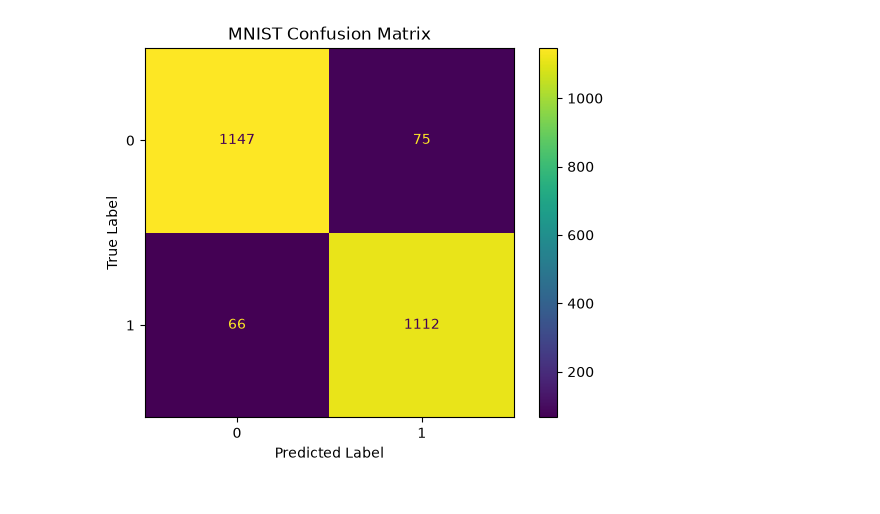
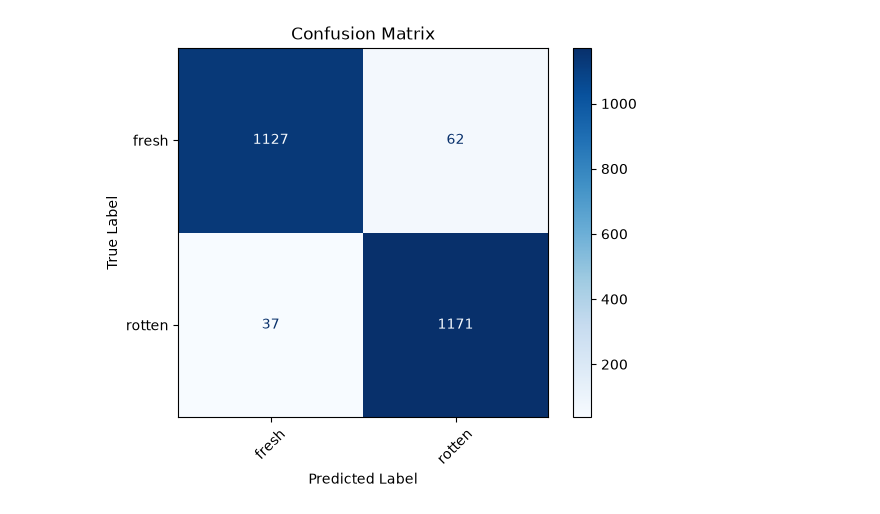
Before and after one commit to shashipreetham123/Freshness-Detection-Notebook, a Jupyter notebook: Loading-Model.ipynb, the cells around one changed output. Cells and saved outputs as stored; diff of their text form; code cells hidden in the pictures.

```diff
--- a/Loading-Model.ipynb
+++ b/Loading-Model.ipynb
@@ -94,0 +30,5 @@ plt.show()
+# %%
+IMG_SIZE = (224, 224)
+BATCH_SIZE = 32
+DATASET_PATH = '/mnt/d/datasets/fruits-vegetables-freshness-detection/dataset'
+SEED = 42
@@ -94,0 +53,7 @@ plt.show()
+# %%
+AUTOTUNE = tf.data.AUTOTUNE
+test_ds = test_ds.prefetch(AUTOTUNE)
+# %%
+model = tf.keras.models.load_model("/mnt/d/jupyter/Freshness-Detection/freshness-detection-cnn-model.keras")
+
+model.summary()
@@ -112,12 +122,33 @@ y_pred = np.argmax(y_pred_probability, axis=1)
+# %%
+y_true = []
+y_pred = []
+
+for images, labels in test_ds:
+
+    predictions = model.predict(images, verbose=0)
+
+    predicted_labels = np.argmax(predictions, axis=1)
+
+    y_true.extend(labels.numpy())
+
+    y_pred.extend(predicted_labels)
+
+y_true = np.array(y_true)
+y_pred = np.array(y_pred)
 # %%
-from sklearn.metrics import ConfusionMatrixDisplay
+cm = confusion_matrix(y_true, y_pred)
 
-cm = confusion_matrix(y_test, y_pred)
+disp = ConfusionMatrixDisplay(
+    confusion_matrix=cm,
+    display_labels=class_names
+)
 
-ConfusionMatrixDisplay(cm).plot()
+disp.plot(cmap="Blues", xticks_rotation=45)
+
 plt.xlabel("Predicted Label")
 plt.ylabel("True Label")
-plt.title("MNIST Confusion Matrix")
+plt.title("Confusion Matrix")
+
 plt.show()
 # %% [output]
-[figure, old version]
+[figure, new version]
```
Also changed, not shown: parts of 18 cells of this notebook, 4 other files.
